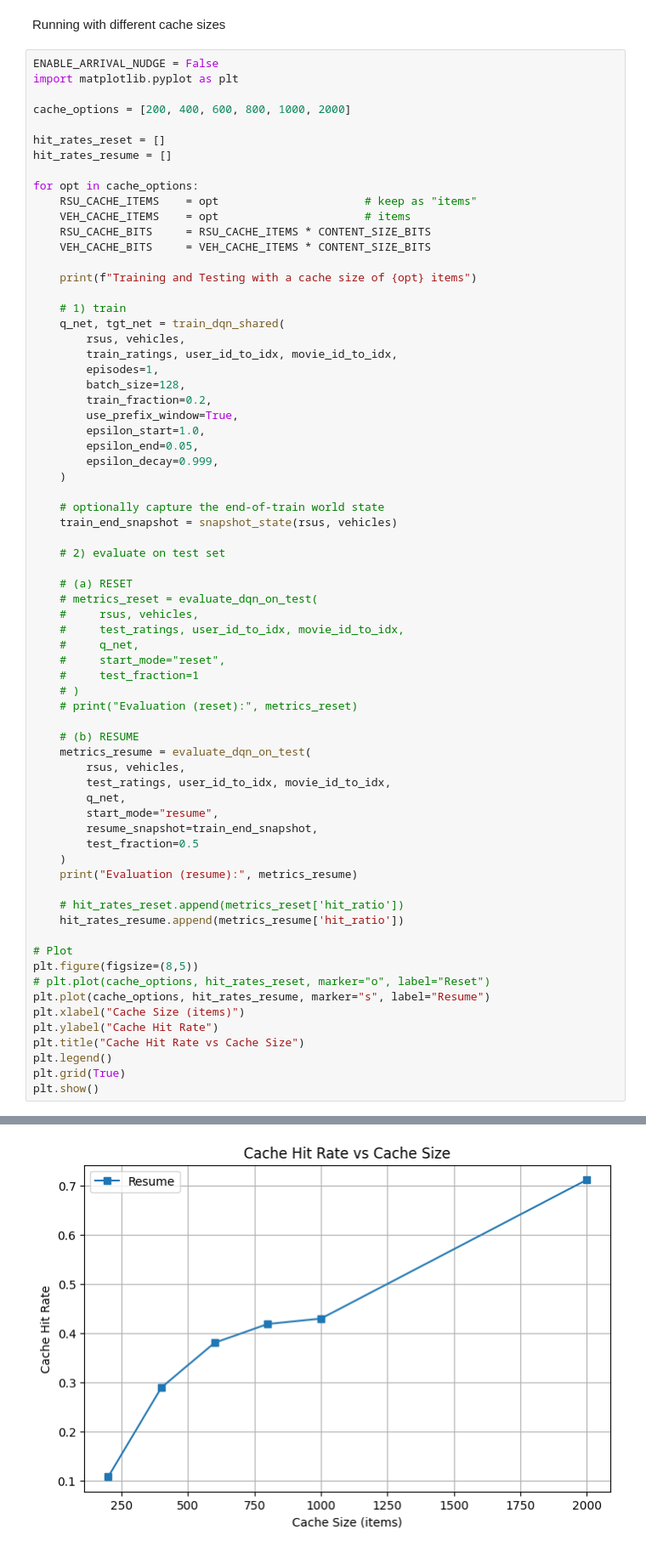
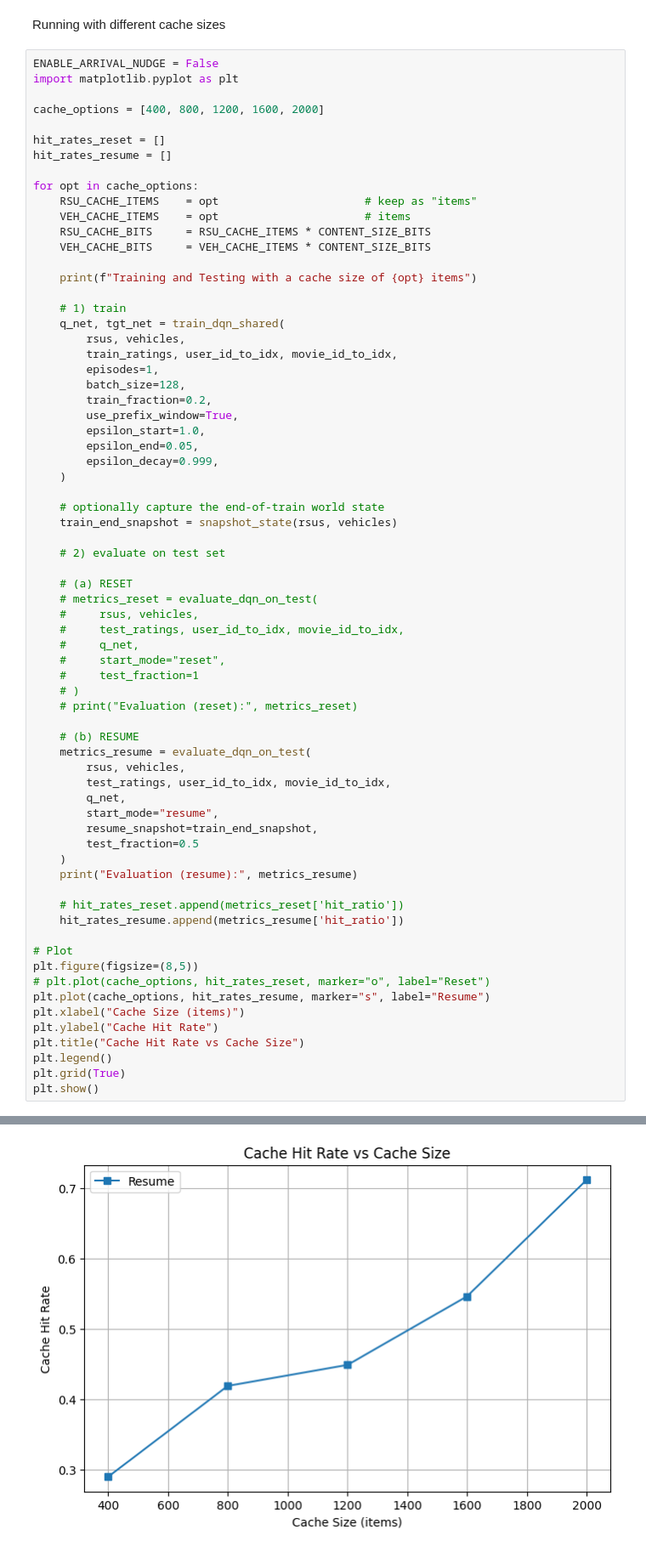
Before and after one commit to MrTbag/Optimum-Caching-Policy-for-IoV, a Jupyter notebook: MACCED.ipynb, the cells around one changed output, grey strips where cells are left out. Shown at 85% size. Cells and saved outputs as stored; diff of their text form.

```diff
--- a/MACCED.ipynb
+++ b/MACCED.ipynb
@@ -1468,7 +1468,7 @@ Running with different cache sizes
 ENABLE_ARRIVAL_NUDGE = False
 import matplotlib.pyplot as plt
 
-cache_options = [200, 400, 600, 800, 1000, 2000]
+cache_options = [400, 800, 1200, 1600, 2000]
 
 hit_rates_reset = []
 hit_rates_resume = []
@@ -1567 +1562 @@ Evaluation (resume): {'hit_ratio': 0.7117873727892501, 'avg_delay': 11.596944495
-[figure, old version]
+[figure, new version]
```
Also changed, not shown: parts of 1 cell of this notebook, 2 other files.
